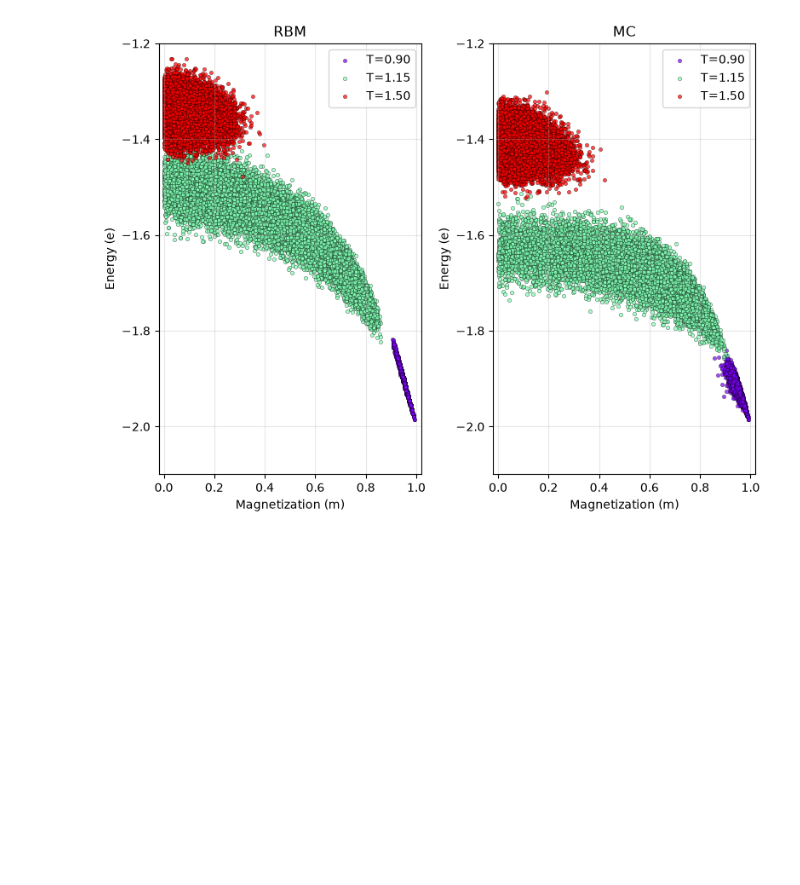
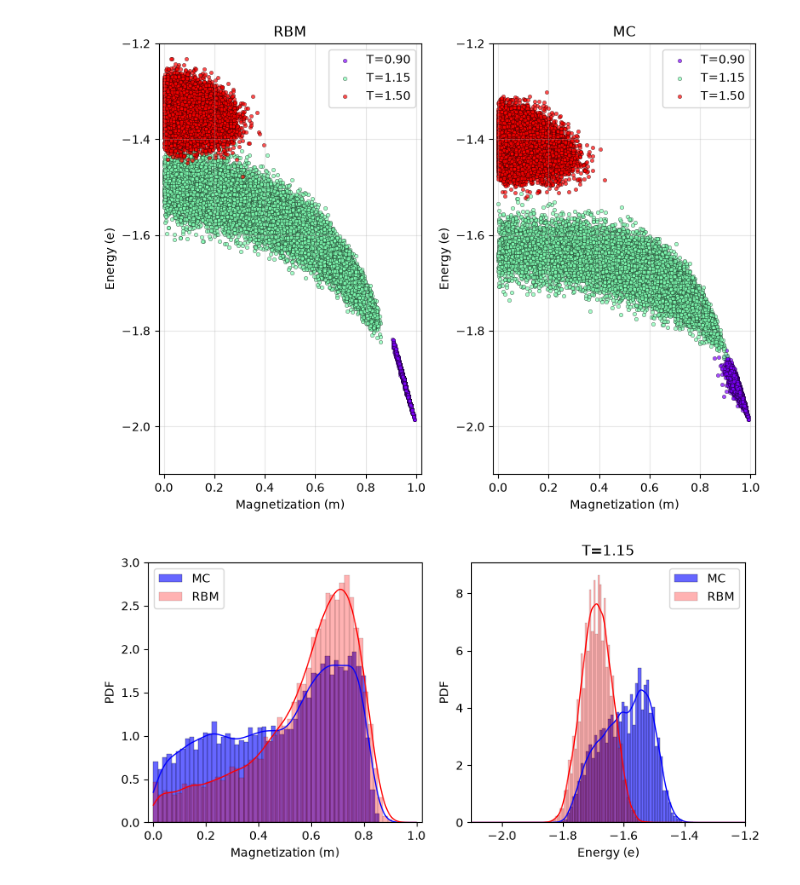
Before and after one commit to statisticalmechanics/rbm_potts, a Jupyter notebook: scatterplot.ipynb, the cells around one changed output. Saved outputs shown, nothing was run; the diff lists cells and outputs as text; code cells hidden in the pictures; blank space fills up the shorter version.

Commit message:
pdf plot

```diff
--- a/scatterplot.ipynb
+++ b/scatterplot.ipynb
@@ -9,6 +13,6 @@ m_dict = {}
 
 for T in np.arange(0.6, 1.6001, 0.05):
     data = np.loadtxt('./q2L32_gen_pcd10lr0.0001epoch5000/gen_ME_q2L32T{:.3f}.txt'.format(T))
-    e_dict[round(T, 3)] = data[:, 0]
-    m_dict[round(T, 3)] = data[:, 1]
+    m_dict[round(T, 3)] = data[:, 0]
+    e_dict[round(T, 3)] = data[:, 1]
 # %%
@@ -52,8 +56,8 @@ MCm_dict = {}
 
 for T in np.arange(0.6, 1.6001, 0.05):
     data = np.loadtxt('../Potts_q2/configs_wolff_eq20000f100/mc_ME_q2L32T{:.3f}.txt'.format(T))
-    MCe_dict[round(T, 3)] = data[:, 0]
-    MCm_dict[round(T, 3)] = data[:, 1]
+    MCm_dict[round(T, 3)] = data[:, 0]
+    MCe_dict[round(T, 3)] = data[:, 1]
 # %%
 colors = plt.cm.rainbow(np.linspace(0, 1, len(T_list)))
 
@@ -112,0 +119,38 @@ plt.show()
+# %%
+i = 4
+T = T_list[i]
+color = colors[i]
+
+fig, axes = plt.subplots(1, 2, figsize=(8, 4))
+
+x = np.linspace(0, 1, 1000)
+axes[0].set_xlim(-0.02, 1.02)
+axes[0].hist(m_dict[T], bins=50, density=True, alpha=0.6, color='b', edgecolor='black', linewidth=0.3, label='MC')
+kde = gaussian_kde(m_dict[T])
+axes[0].plot(x, kde(x), color='b', linewidth=1)
+
+axes[0].hist(MCm_dict[T], bins=50, density=True, alpha=0.3, color='r', edgecolor='black', linewidth=0.3, label='RBM')
+kde = gaussian_kde(MCm_dict[T])
+axes[0].plot(x, kde(x), color='r', linewidth=1)
+axes[0].set_xlabel('Magnetization (m)')
+axes[0].set_ylabel('PDF')
+axes[0].legend()
+
+x = np.linspace(-2.1, -1.2, 1000)
+axes[1].set_xlim(-2.1, -1.2)
+axes[1].hist(e_dict[T], bins=50, density=True, alpha=0.6, color='b', edgecolor='black', linewidth=0.3, label='MC')
+kde = gaussian_kde(e_dict[T])
+axes[1].plot(x, kde(x), color='b', linewidth=1)
+
+axes[1].hist(MCe_dict[T], bins=50, density=True, alpha=0.3, color='r', edgecolor='black', linewidth=0.3, label='RBM')
+kde = gaussian_kde(MCe_dict[T])
+axes[1].plot(x, kde(x), color='r', linewidth=1)
+axes[1].set_xlabel('Energy (e)')
+axes[1].set_ylabel('PDF')
+axes[1].legend()
+axes[1].set_title(f'T={T:.2f}')
+
+plt.tight_layout()
+plt.show()
+# %% [output]
+[figure, added]
```
Also changed, not shown: parts of 6 cells of this notebook.
